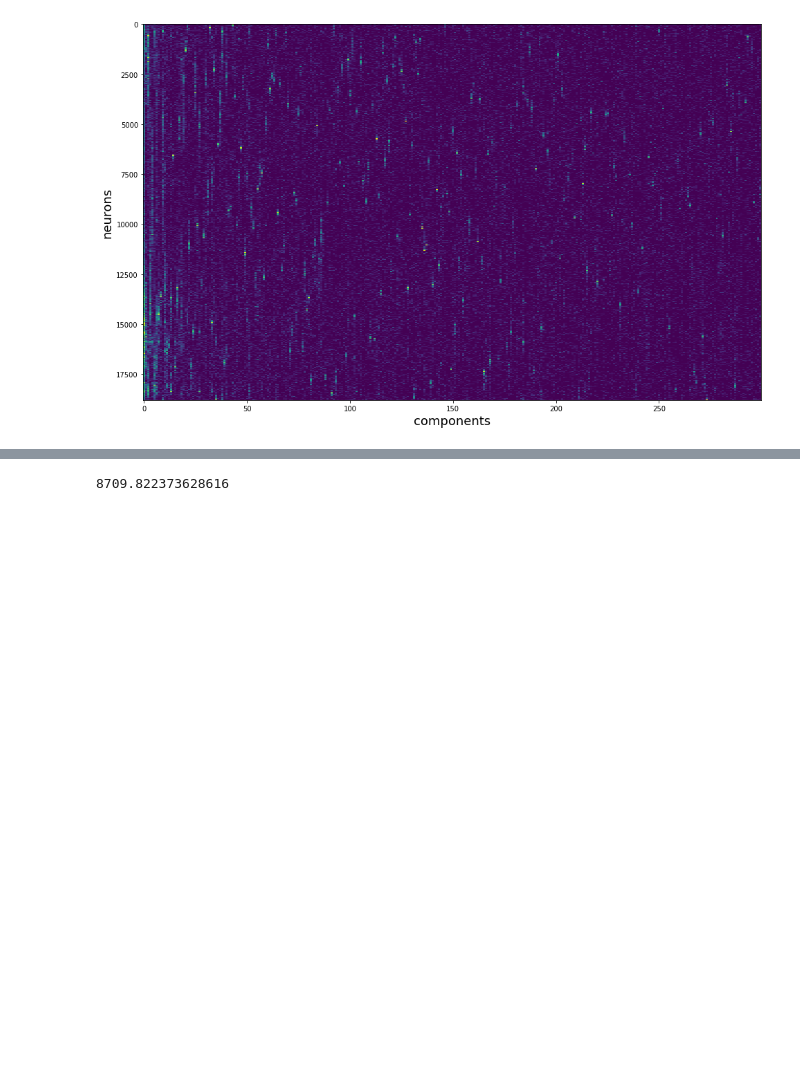
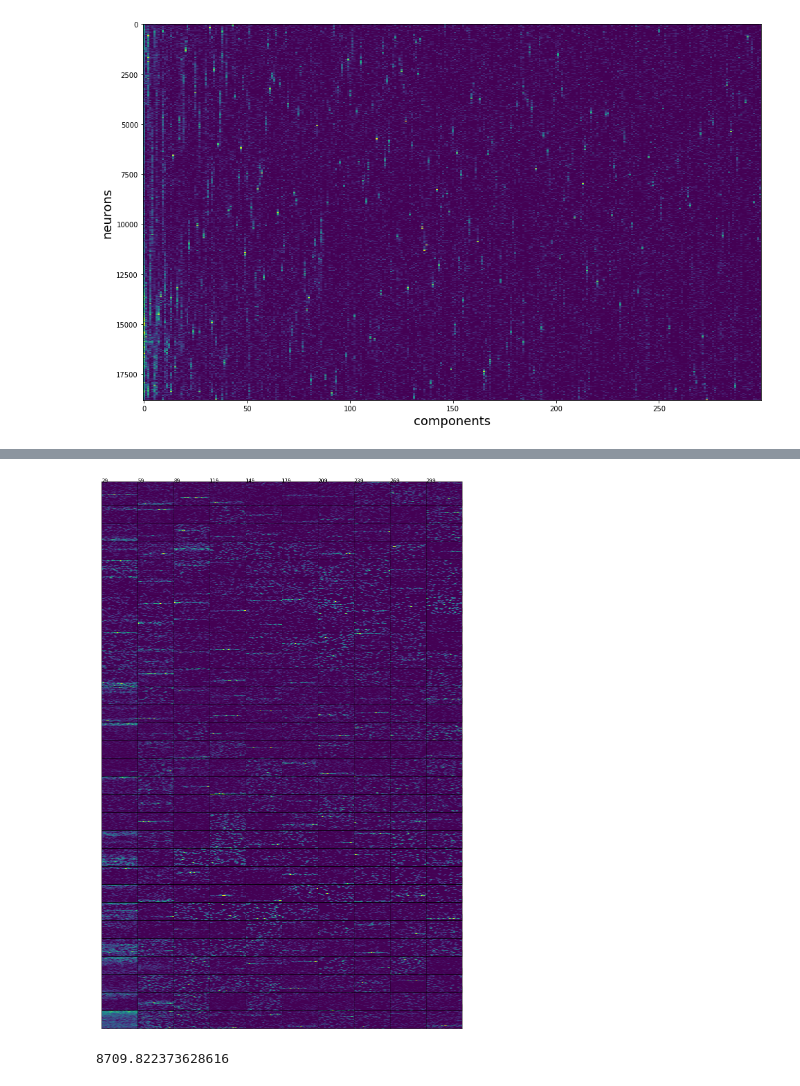
Before and after one commit to MouseLand/EnsemblePursuit, a Jupyter notebook: Visualizations/SpksNotebook.ipynb, the cells around one changed output, grey strips where cells are left out. Drawn from its saved outputs; the diff is of its cells as text; code cells hidden in the pictures; blank space fills up the shorter version.

```diff
--- a/Visualizations/SpksNotebook.ipynb
+++ b/Visualizations/SpksNotebook.ipynb
@@ -89,3 +97,19 @@ time; iteration;  explained PC variance
+# %%
+fig=plt.figure(figsize=(10,15))
+ax=[]
+i=0
+mat=Sm.reshape(Sm.shape[0],10,30)
+for ind1 in range(0,10):
+    for ind2 in range(0,30):
+        ax=fig.add_axes([ind1/10,ind2/30,1./10,1./15])
+        ax.imshow(mat[:15000,ind1,ind2].reshape(100,150))
+        ax.set_xticks([])
+        ax.set_yticks([])
+        ax.text(x=ind1/10,y=ind2/15,s=str(i))
+        i+=1
+plt.show()
+# %% [output]
+[figure, added]
 # %%
 print(end-start)
 # %% [output]
```
Also changed, not shown: parts of 1 cell of this notebook.
